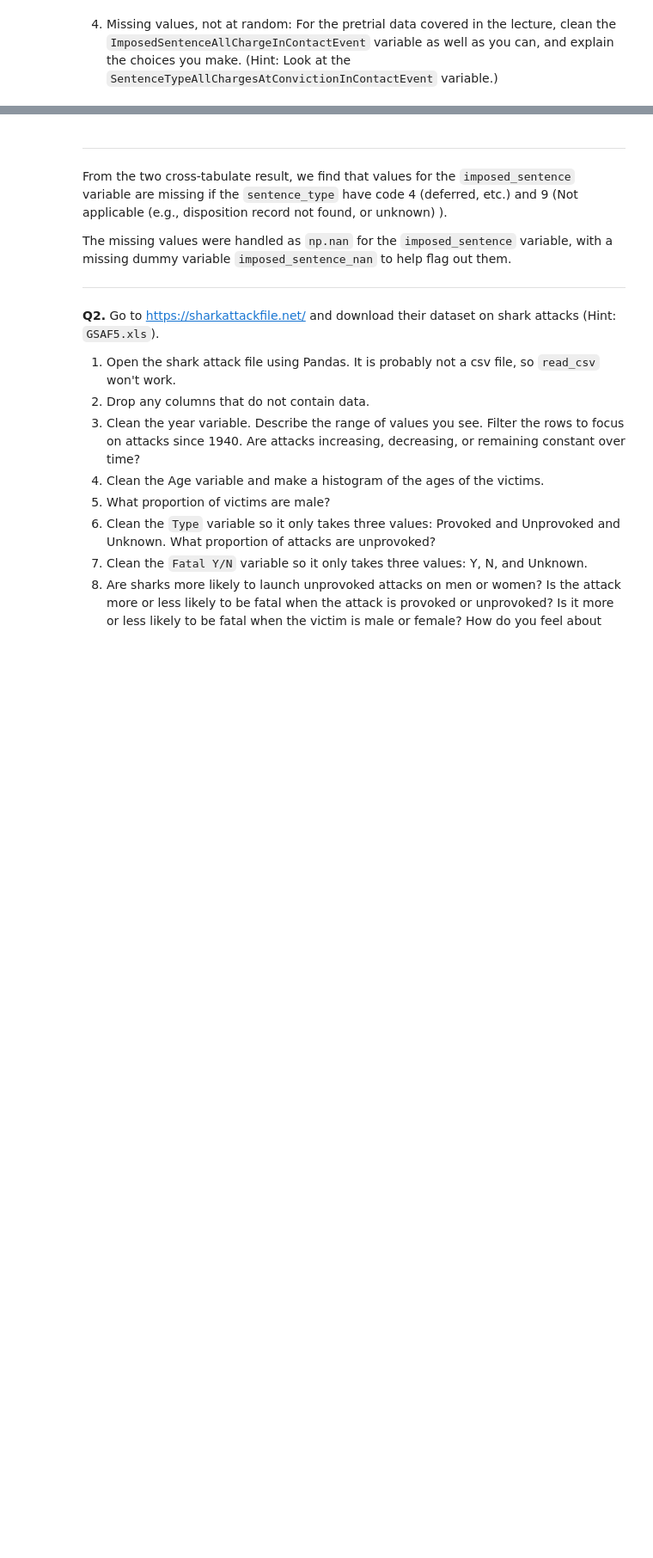
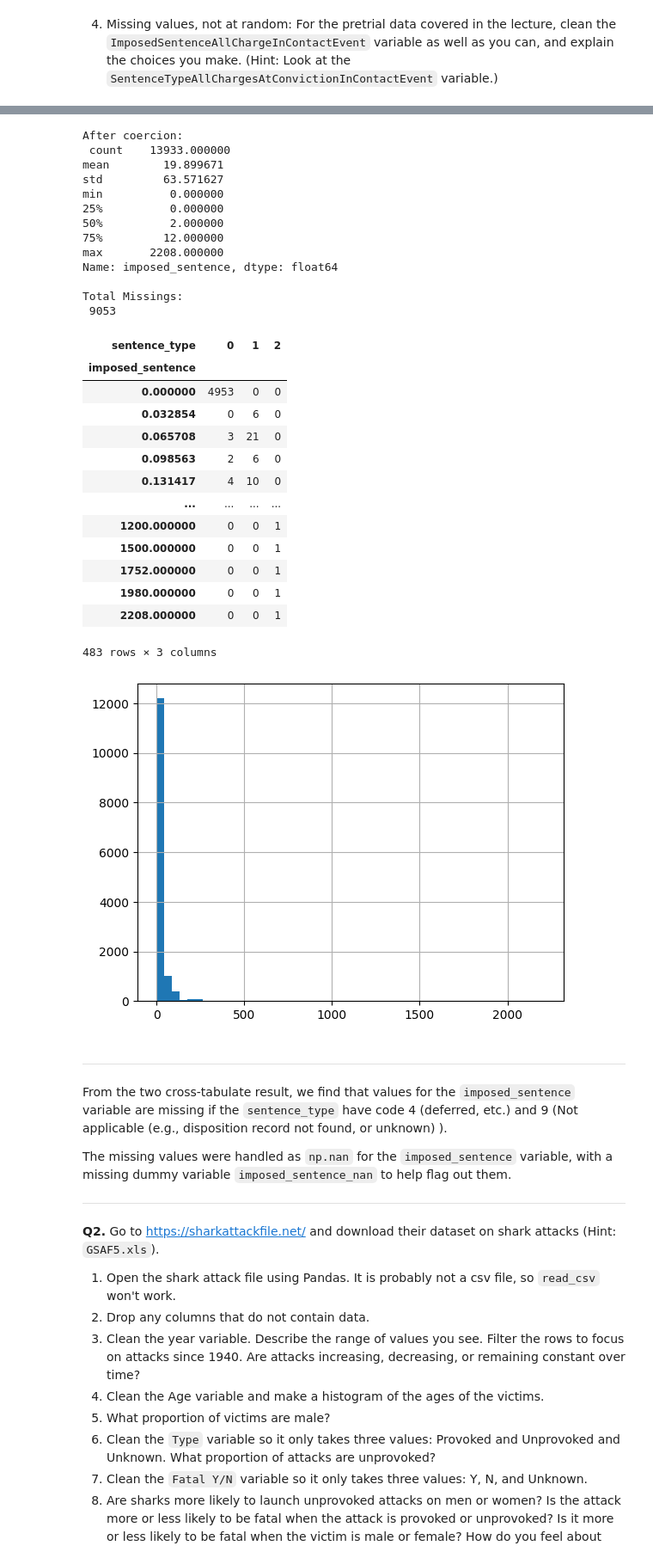
Before and after one commit to xec9cp/wrangling_assignment, a Jupyter notebook: assignment.ipynb, the cells around one changed output, grey strips where cells are left out. Shown at 86% size. Cells and saved outputs as stored; diff of their text form; code cells hidden in the pictures; blank space fills up the shorter version.

```diff
--- a/assignment.ipynb
+++ b/assignment.ipynb
@@ -59,12 +99,9 @@ From the table, we can see that for all entries with Force Type "Less Lethal" an
 # %% [markdown]
 3. Dummy variable: For the pretrial data covered in the lecture `./data/justice_data.parquet`, clean the `WhetherDefendantWasReleasedPretrial` variable as well as you can, and, in particular, replace missing values with `np.nan`.
 # %%
-justice = pd.read_parquet("https://raw.githubusercontent.com/xec9cp/wrangling_assignment/refs/heads/main/data/justice_data.parquet")
-print(justice['WhetherDefendantWasReleasedPretrial'].unique()) #9 mean unclear, so replace them to np.nan
-justice['WhetherDefendantWasReleasedPretrial']=justice['WhetherDefendantWasReleasedPretrial'].replace(9,np.nan)
-#such we can treat this variable as a Boolean
-
-justice_drp = pd.get_dummies(justice['WhetherDefendantWasReleasedPretrial'], drop_first=True, dtype=int) #drop 0 (Not Released) as the baseline
-justice_drp.head()
+justice = pd.read_parquet(
+    "https://raw.githubusercontent.com/xec9cp/wrangling_assignment/refs/heads/main/data/justice_data.parquet")
+justice = justice.rename(columns={'WhetherDefendantWasReleasedPretrial':'released'})
+print(justice['released'].unique()) #9 mean unclear, we could replace them to np.nan
 # %% [output]
 [9 0 1]
@@ -76,0 +108,4 @@ justice_drp.head()
+# %%
+justice['released']=justice['released'].replace(9,np.nan) #such we can treat this variable as a Boolean
+justice['released_na'] = justice['released'].isnull() # Equals 1 if missing, 0 if non-null
+print(justice['released'].value_counts(), "\n")
@@ -77,9 +117,8 @@ justice_drp.head()
 # %% [markdown]
 4. Missing values, not at random: For the pretrial data covered in the lecture, clean the `ImposedSentenceAllChargeInContactEvent` variable as well as you can, and explain the choices you make. (Hint: Look at the `SentenceTypeAllChargesAtConvictionInContactEvent` variable.)
 # %%
-url = 'http://www.vcsc.virginia.gov/pretrialdataproject/October%202017%20Cohort_Virginia%20Pretrial%20Data%20Project_Deidentified%20FINAL%20Update_10272021.csv'
-df = pd.read_csv(url,low_memory=False)
-df = df.rename(columns = {'ImposedSentenceAllChargeInContactEvent':'imposed_sentence',
+justice = justice.rename(columns = {'ImposedSentenceAllChargeInContactEvent':'imposed_sentence',
                           'SentenceTypeAllChargesAtConvictionInContactEvent': 'sentence_type'})
-pd.crosstab(df['imposed_sentence'], df['sentence_type'])
+# print(justice['imposed_sentence'].unique()) # check for the missing value
+print(justice['imposed_sentence'].value_counts(), "\n")
 # %% [output]
@@ -134,9 +167,43 @@ Total Missings:
+# %%
+justice['imposed_sentence'] = justice['imposed_sentence'].replace(' ',np.nan)
+justice['imposed_sentence'] = pd.to_numeric(justice['imposed_sentence'], errors='coerce') # Coerce the variable to numeric
+# Create a missing dummy:
+justice['imposed_sentence_nan'] = justice['imposed_sentence'].isnull() # Equals 1 if missing, 0 if non-null
 # %%
 # After coercion:
-print('After coercion: \n', df['imposed_sentence'].describe(),'\n') # Describe the numeric variable
-df['imposed_sentence'].hist(bins = 50) # Histogram of the variable values
-print('Total Missings: \n', sum(df['imposed_sentence_nan']),'\n')
-pd.crosstab(df['imposed_sentence'], df['sentence_type'])
+print('After coercion: \n', justice['imposed_sentence'].describe(),'\n') # Describe the numeric variable
+justice['imposed_sentence'].hist(bins=50) # Histogram of the variable values
+print('Total Missings: \n', sum(justice['imposed_sentence_nan']),'\n')
+pd.crosstab(justice['imposed_sentence'], justice['sentence_type'])
+# %% [output]
+After coercion:
+ count    13933.000000
+mean        19.899671
+std         63.571627
+min          0.000000
+25%          0.000000
+50%          2.000000
+75%         12.000000
+max       2208.000000
+Name: imposed_sentence, dtype: float64
+
+Total Missings:
+ 9053
+| sentence_type | 0 | 1 | 2 |
+| imposed_sentence |  |  |  |
+| 0.000000 | 4953 | 0 | 0 |
+| 0.032854 | 0 | 6 | 0 |
+| 0.065708 | 3 | 21 | 0 |
+| 0.098563 | 2 | 6 | 0 |
+| 0.131417 | 4 | 10 | 0 |
+| ... | ... | ... | ... |
+| 1200.000000 | 0 | 0 | 1 |
+| 1500.000000 | 0 | 0 | 1 |
+| 1752.000000 | 0 | 0 | 1 |
+| 1980.000000 | 0 | 0 | 1 |
+| 2208.000000 | 0 | 0 | 1 |
+483 rows × 3 columns
+[figure, added]
 # %% [markdown]
 ---
 From the two cross-tabulate result, we find that values for the `imposed_sentence` variable are missing if the `sentence_type` have code 4 (deferred, etc.) and 9 (Not applicable (e.g., disposition record not found, or unknown) ).
```
Also changed, not shown: parts of 16 cells of this notebook.
